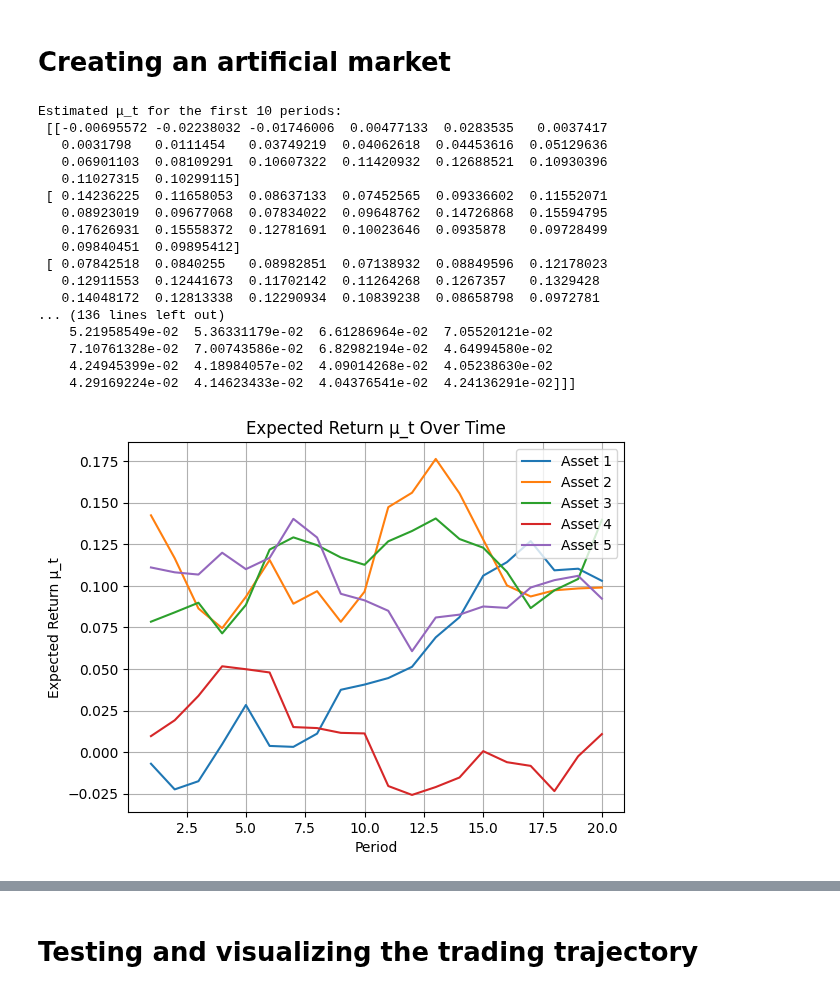
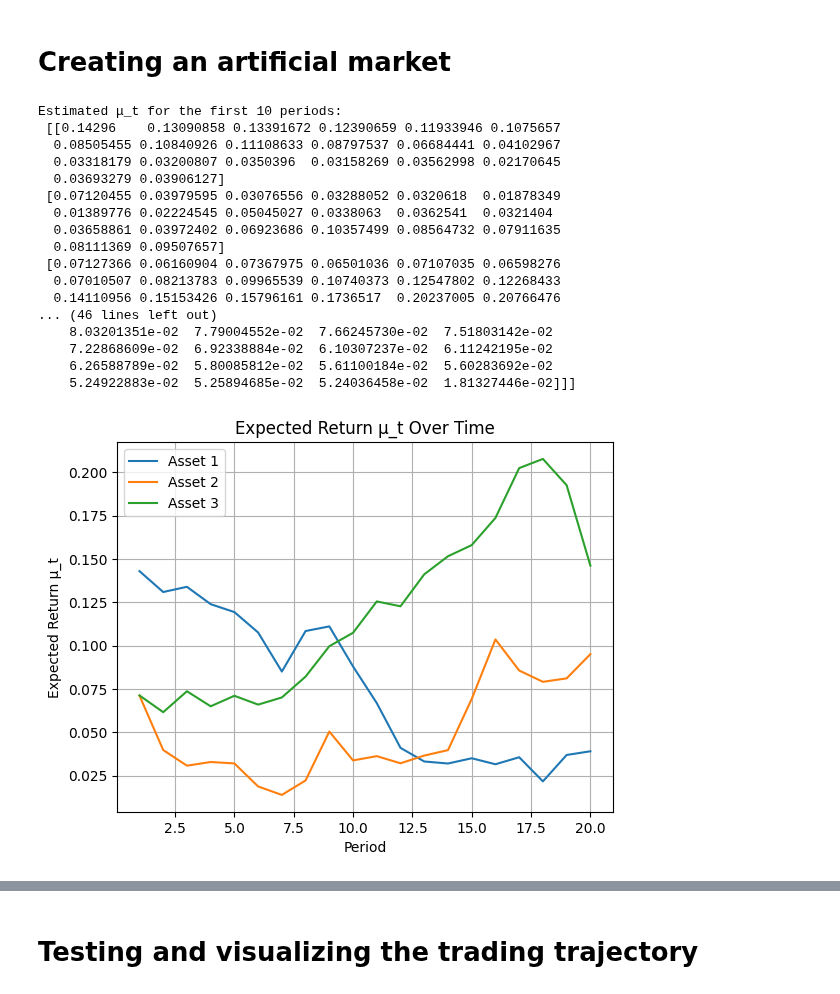
Before and after one commit to NESRINE202/SB_Algorithm_applications, a Jupyter notebook: portfolio_trajectory.ipynb, the cells around one changed output, grey strips where cells are left out. Saved outputs shown, nothing was run; the diff lists cells and outputs as text; code cells hidden in the pictures.

```diff
--- a/portfolio_trajectory.ipynb
+++ b/portfolio_trajectory.ipynb
@@ -92,54 +92,54 @@ def rolling_window_estimation(prices, window_size):
     return mu_t, sigma_t
 
 # Parameters
-N = 5  # Number of assets
+N = 3  # Number of assets
 T = 200  # Total number of time increments
 initial_prices = np.random.uniform(100, 120, N)
 window_size = 20  # Monthly window size (assuming 20 trading days per month)
 
 # Simulate price paths
 prices = geometric_brownian_motion(N, T, initial_prices, drift=0.1, volatility=0.2)
 
 # Estimate μ_t and σ_t over rolling windows
 mu_t, sigma_t = rolling_window_estimation(prices, window_size)
 
 # Select the first 10 periods for the results
 mu_t_10 = mu_t[:, :20]
 sigma_t_10 = sigma_t[:, :, :20]
 
 # Print the results
 print("Estimated μ_t for the first 10 periods:\n", mu_t_10)
 print("\nEstimated σ_t for the first 10 periods:\n", sigma_t_10)
 
 # Visualization
 time_points = np.arange(1, 21)
 for i in range(N):
     plt.plot(time_points, mu_t_10[i], label=f'Asset {i+1}')
 plt.xlabel('Period')
 plt.ylabel('Expected Return μ_t')
 plt.title('Expected Return μ_t Over Time')
 plt.legend()
 plt.grid(True)
 plt.show()
 # %% [output]
 Estimated μ_t for the first 10 periods:
- [[-0.00695572 -0.02238032 -0.01746006  0.00477133  0.0283535   0.0037417
-   0.0031798   0.0111454   0.03749219  0.04062618  0.04453616  0.05129636
-   0.06901103  0.08109291  0.10607322  0.11420932  0.12688521  0.10930396
-   0.11027315  0.10299115]
- [ 0.14236225  0.11658053  0.08637133  0.07452565  0.09336602  0.11552071
-   0.08923019  0.09677068  0.07834022  0.09648762  0.14726868  0.15594795
-   0.17626931  0.15558372  0.12781691  0.10023646  0.0935878   0.09728499
-   0.09840451  0.09895412]
- [ 0.07842518  0.0840255   0.08982851  0.07138932  0.08849596  0.12178023
-   0.12911553  0.12441673  0.11702142  0.11264268  0.1267357   0.1329428
-   0.14048172  0.12813338  0.12290934  0.10839238  0.08658798  0.0972781
-... (136 lines left out)
-    5.21958549e-02  5.36331179e-02  6.61286964e-02  7.05520121e-02
-    7.10761328e-02  7.00743586e-02  6.82982194e-02  4.64994580e-02
-    4.24945399e-02  4.18984057e-02  4.09014268e-02  4.05238630e-02
-    4.29169224e-02  4.14623433e-02  4.04376541e-02  4.24136291e-02]]]
+ [[0.14296    0.13090858 0.13391672 0.12390659 0.11933946 0.1075657
+  0.08505455 0.10840926 0.11108633 0.08797537 0.06684441 0.04102967
+  0.03318179 0.03200807 0.0350396  0.03158269 0.03562998 0.02170645
+  0.03693279 0.03906127]
+ [0.07120455 0.03979595 0.03076556 0.03288052 0.0320618  0.01878349
+  0.01389776 0.02224545 0.05045027 0.0338063  0.0362541  0.0321404
+  0.03658861 0.03972402 0.06923686 0.10357499 0.08564732 0.07911635
+  0.08111369 0.09507657]
+ [0.07127366 0.06160904 0.07367975 0.06501036 0.07107035 0.06598276
+  0.07010507 0.08213783 0.09965539 0.10740373 0.12547802 0.12268433
+  0.14110956 0.15153426 0.15796161 0.1736517  0.20237005 0.20766476
+... (46 lines left out)
+    8.03201351e-02  7.79004552e-02  7.66245730e-02  7.51803142e-02
+    7.22868609e-02  6.92338884e-02  6.10307237e-02  6.11242195e-02
+    6.26588789e-02  5.80085812e-02  5.61100184e-02  5.60283692e-02
+    5.24922883e-02  5.25894685e-02  5.24036458e-02  1.81327446e-02]]]
-[figure, old version]
+[figure, new version]
 # %%
 sigma_t[:,:,0].shape
 # %% [output]
```
Also changed, not shown: parts of 5 cells of this notebook, 3 other files.
